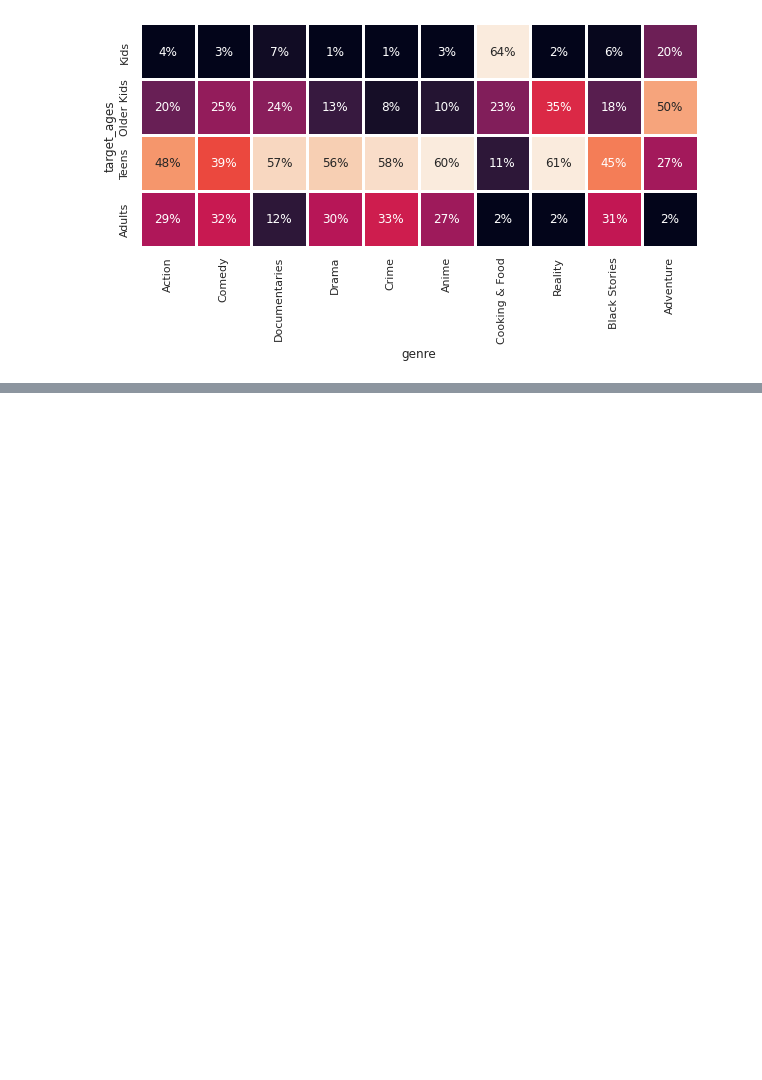
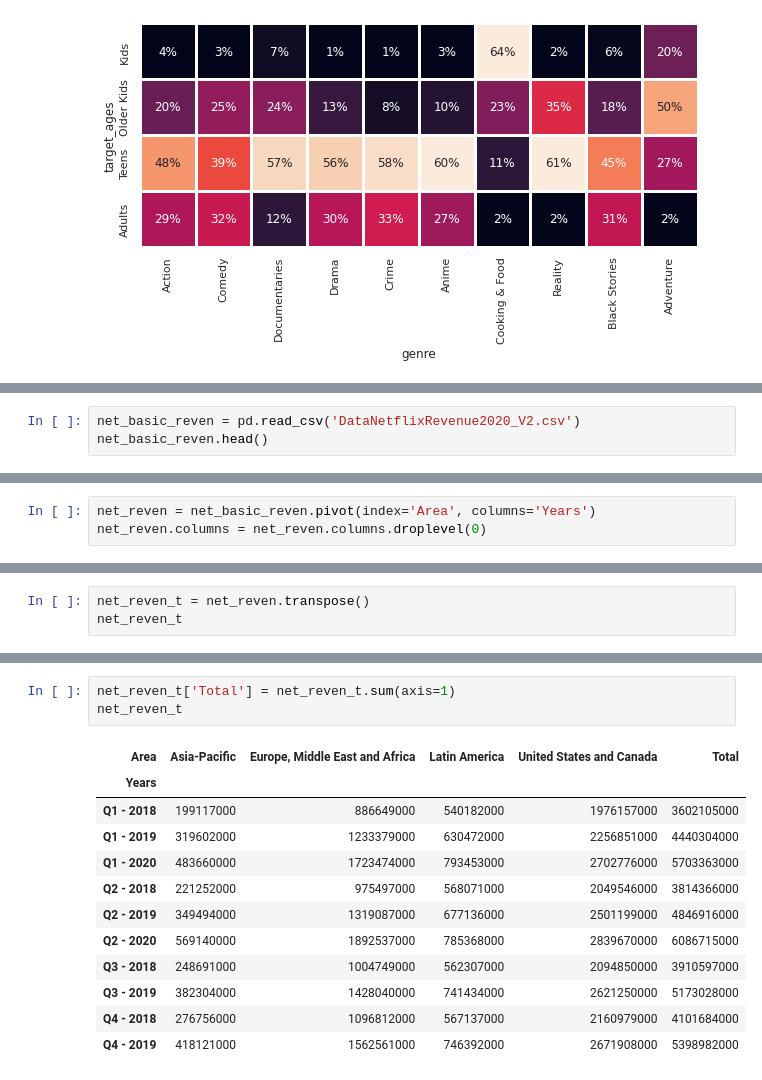
Before and after one commit to Yeyeong99/Aiffel_Datathon, a Jupyter notebook: 4 ott basic eda 1.ipynb, the cells around one changed output, grey strips where cells are left out. Drawn from its saved outputs; the diff is of its cells as text; blank space fills up the shorter version.

Commit message:
add revenue

```diff
--- a/4 ott basic eda 1.ipynb
+++ b/4 ott basic eda 1.ipynb
@@ -805,0 +865,3 @@ age_genre_heatmap(hulu_tv)
+# %%
+net_basic_reven = pd.read_csv('DataNetflixRevenue2020_V2.csv')
+net_basic_reven.head()
@@ -805,0 +875,3 @@ age_genre_heatmap(hulu_tv)
+# %%
+net_reven = net_basic_reven.pivot(index='Area', columns='Years')
+net_reven.columns = net_reven.columns.droplevel(0)
@@ -805,0 +887,3 @@ age_genre_heatmap(hulu_tv)
+# %%
+net_reven_t = net_reven.transpose()
+net_reven_t
@@ -805,0 +903,16 @@ age_genre_heatmap(hulu_tv)
+# %%
+net_reven_t['Total'] = net_reven_t.sum(axis=1)
+net_reven_t
+# %% [output]
+| Area | Asia-Pacific | Europe, Middle East and Africa | Latin America | United States and Canada | Total |
+| Years |  |  |  |  |  |
+| Q1 - 2018 | 199117000 | 886649000 | 540182000 | 1976157000 | 3602105000 |
+| Q1 - 2019 | 319602000 | 1233379000 | 630472000 | 2256851000 | 4440304000 |
+| Q1 - 2020 | 483660000 | 1723474000 | 793453000 | 2702776000 | 5703363000 |
+| Q2 - 2018 | 221252000 | 975497000 | 568071000 | 2049546000 | 3814366000 |
+| Q2 - 2019 | 349494000 | 1319087000 | 677136000 | 2501199000 | 4846916000 |
+| Q2 - 2020 | 569140000 | 1892537000 | 785368000 | 2839670000 | 6086715000 |
+| Q3 - 2018 | 248691000 | 1004749000 | 562307000 | 2094850000 | 3910597000 |
+| Q3 - 2019 | 382304000 | 1428040000 | 741434000 | 2621250000 | 5173028000 |
+| Q4 - 2018 | 276756000 | 1096812000 | 567137000 | 2160979000 | 4101684000 |
+| Q4 - 2019 | 418121000 | 1562561000 | 746392000 | 2671908000 | 5398982000 |
```
Also changed, not shown: parts of 9 cells of this notebook.
